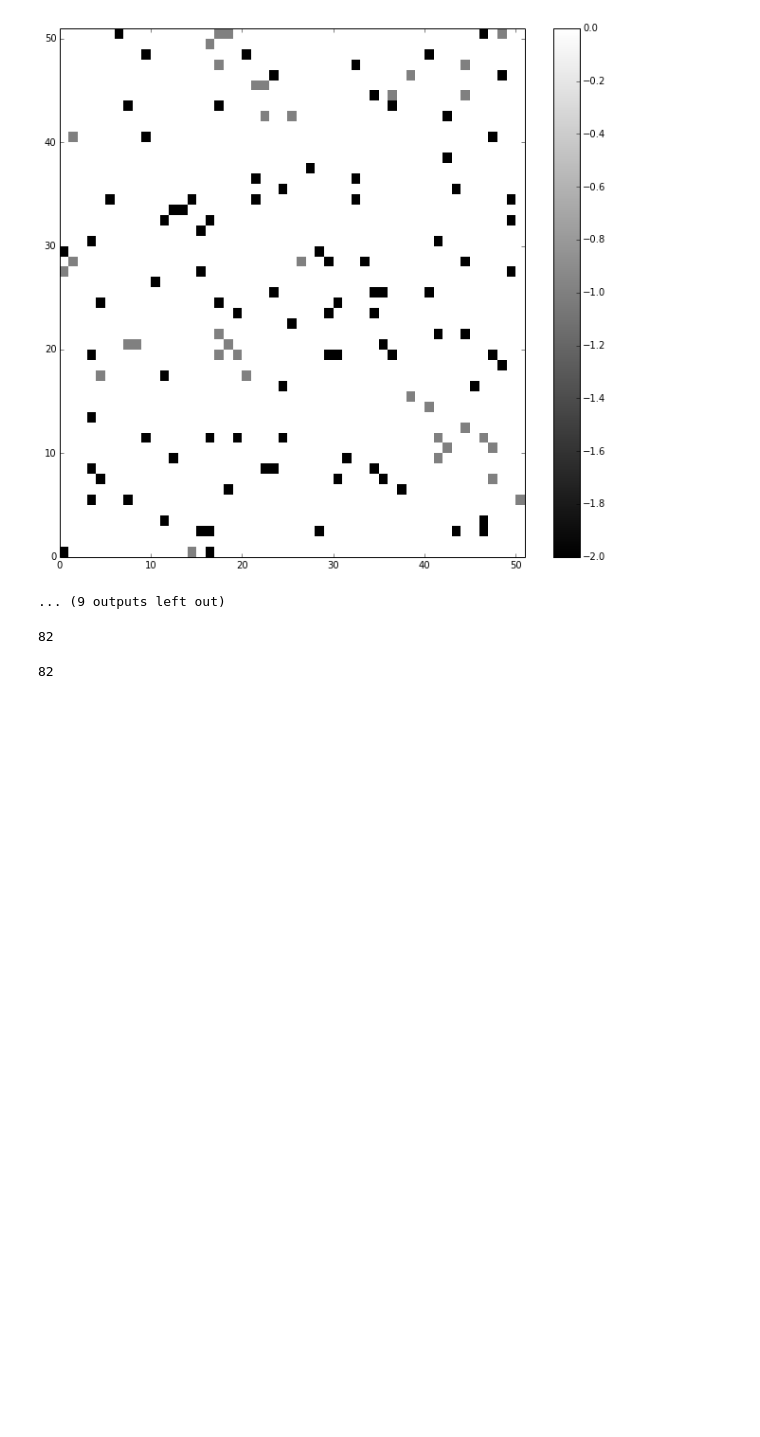
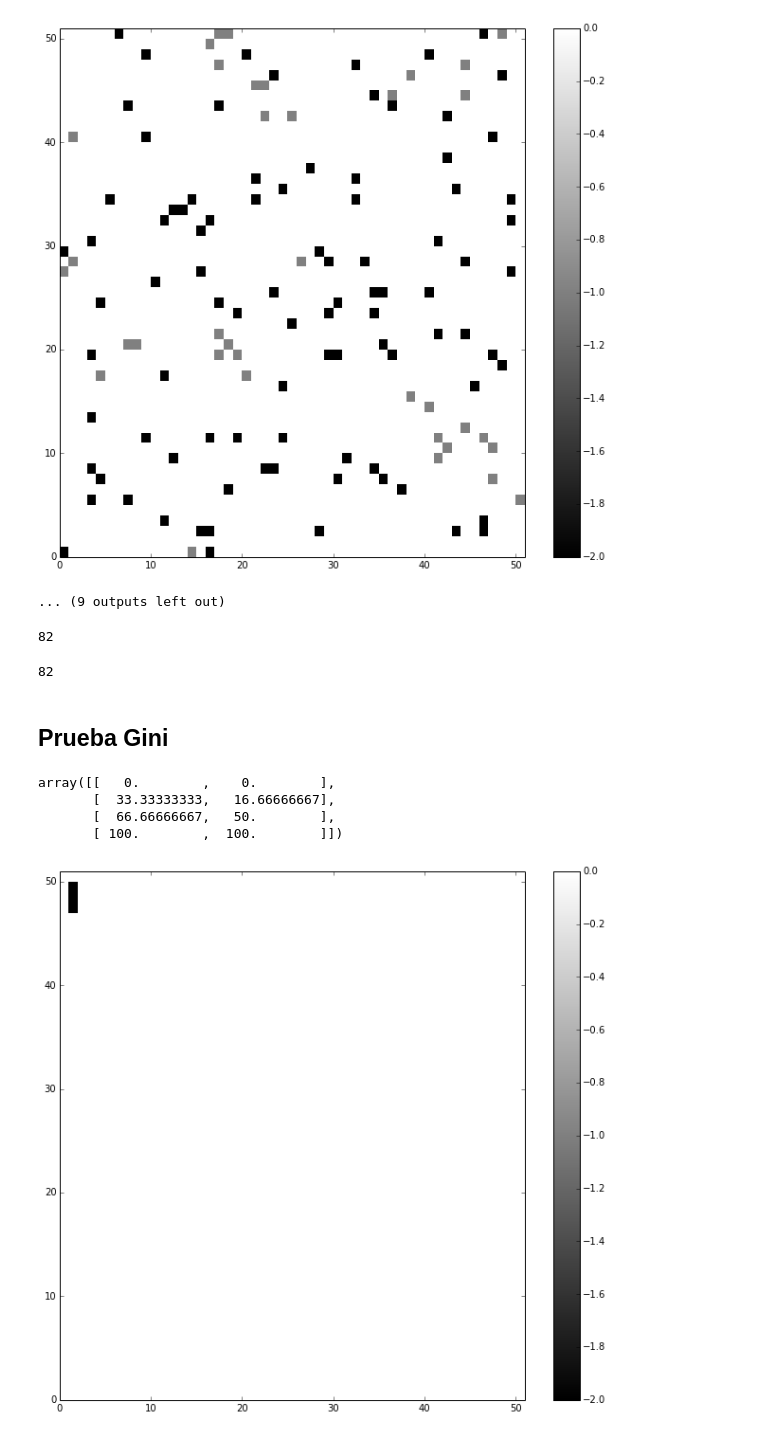
Before and after one commit to ddiazram/Proyecto-Mate-Compu, a Jupyter notebook: Paolo/Traducido.ipynb, the cells around one changed output. Cells and saved outputs as stored; diff of their text form; code cells hidden in the pictures; blank space fills up the shorter version.

Commit message:
Mejorando Gini

```diff
--- a/Paolo/Traducido.ipynb
+++ b/Paolo/Traducido.ipynb
@@ -283,6 +281,25 @@ class World:
         if self.count_sugars()<20:
             self.define(self.sugars_list)
 
+    def lorenz(self, agent_list):
+        energy_incomes = []
+        for agent in agent_list:
+            if agent.existence == True:
+                energy_incomes.append(agent.energy)
+        n = len(energy_incomes)
+        c = sort(energy_incomes)
+        c = cumsum(c)
+        c = np.insert(c,[0],0)
+        points = np.zeros([n+1,2])
+        for i in xrange(n+1):
+            points[i,0] = 100*(i+0.0)/n
+            points[i,1] = 100*(c[i]+0.0)/c[n]
+        return points
+
+    def gini(self, agent_list, plot = False):
+        n = len(incomes)
+        points = lorenz(agent_list)
+        return  (100 + (100 - 2*sum(points[:,1]))/(n + 0.0))
 
     def draw(self):
         plt.figure(figsize=(11,10), dpi=80)
@@ -396,3 +413,18 @@ for j in xrange(0,51):
 print count #Solo usé esto para comprobar que los agentes dibujados en el mundo sean los que quedan vivos.
 # %% [output]
 82
+# %% [markdown]
+## Prueba Gini
+# %%
+SS = World()
+test_agents = [Agent_grid(id = 0, x = 1, y= 1, energy = 10), Agent_grid(id = 1, x = 3, y= 1, energy = 20),
+               Agent_grid(id = 40, x = 2, y= 1, energy = 30)]
+SS.define(test_agents)
+SS.draw()
+SS.lorenz(test_agents)
+# %% [output]
+array([[   0.        ,    0.        ],
+       [  33.33333333,   16.66666667],
+       [  66.66666667,   50.        ],
+       [ 100.        ,  100.        ]])
+[figure, added]
```
Also changed, not shown: parts of 2 cells of this notebook.
